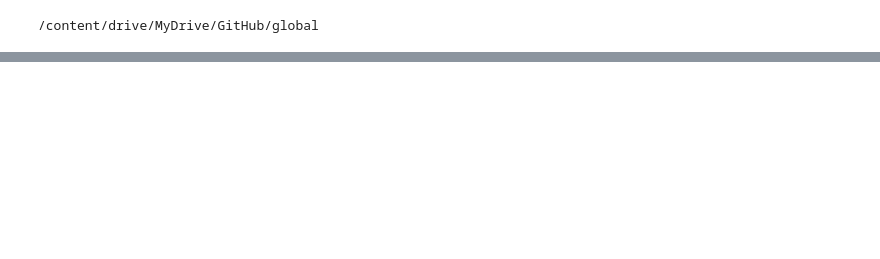
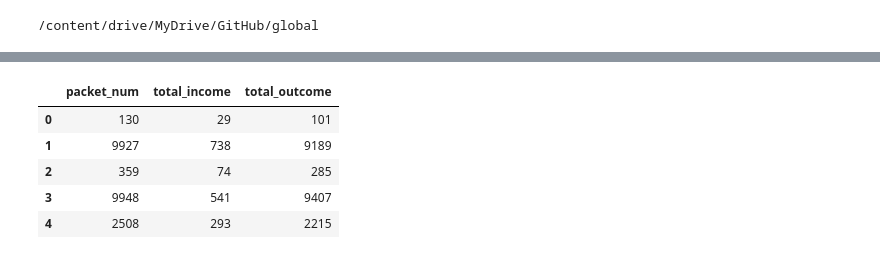
Before and after one commit to yhjune/Class-2023-MachineLearning, a Jupyter notebook: data/store_unmon_standard_pickle.ipynb, the cells around one changed output, grey strips where cells are left out. Drawn from its saved outputs; the diff is of its cells as text; code cells hidden in the pictures; blank space fills up the shorter version.

```diff
--- a/data/store_unmon_standard_pickle.ipynb
+++ b/data/store_unmon_standard_pickle.ipynb
@@ -108,0 +198,9 @@ picklefile.close()
+# %%
+df2.head()
+# %% [output]
+|  | packet_num | total_income | total_outcome |
+| 0 | 130 | 29 | 101 |
+| 1 | 9927 | 738 | 9189 |
+| 2 | 359 | 74 | 285 |
+| 3 | 9948 | 541 | 9407 |
+| 4 | 2508 | 293 | 2215 |
```
Also changed, not shown: parts of 25 cells of this notebook.
